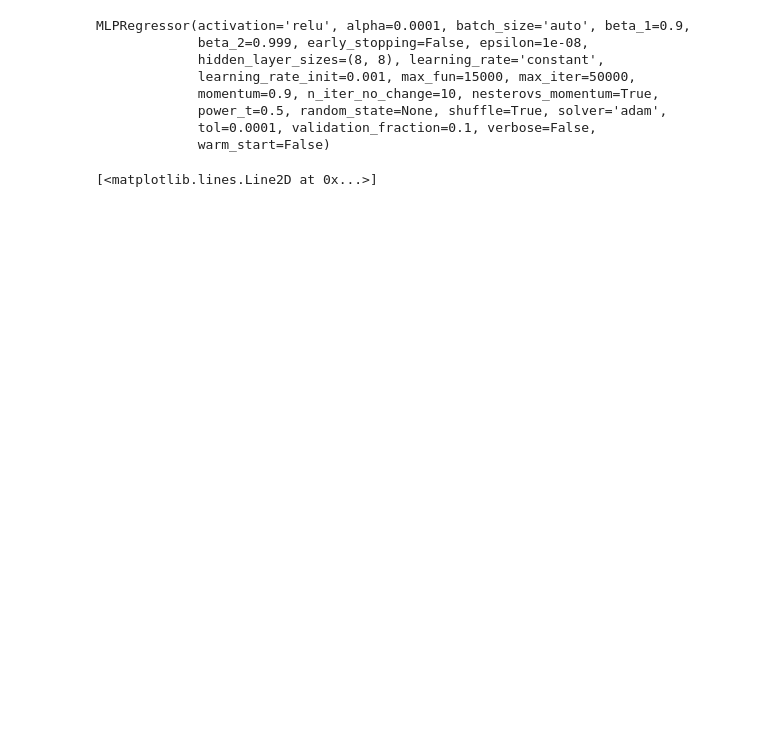
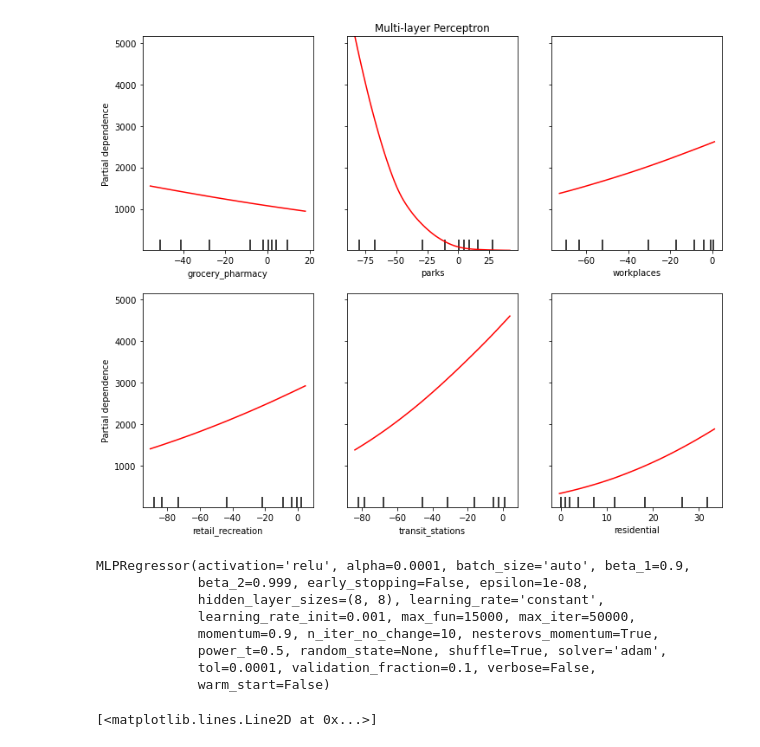
Before and after one commit to Pedrag1234/FEUP_IART_TP2, a Jupyter notebook: src/Neural Network .ipynb, the cells around one changed output. Cells and saved outputs as stored; diff of their text form; code cells hidden in the pictures; blank space fills up the shorter version.

```diff
--- a/src/Neural Network .ipynb
+++ b/src/Neural Network .ipynb
@@ -111,3 +131,12 @@ print(r2_score(y2_test,predict_test2))
+# %%
+mlp.fit(X, Y2)
+
+fig, ax = plt.subplots(figsize=(12, 10))
+ax.set_title("Multi-layer Perceptron")
+mlp_disp = plot_partial_dependence(mlp, X, ['grocery_pharmacy', 'parks', 'workplaces', 'retail_recreation', 'transit_stations','residential'], ax=ax,
+                                   line_kw={"c": "red"})
+# %% [output]
+[figure, added]
 # %%
 regr_2 = MLPRegressor(hidden_layer_sizes=(8,8), activation='relu', solver='adam', max_iter=50000)
 
```
Also changed, not shown: parts of 8 cells of this notebook, 2 other files.
